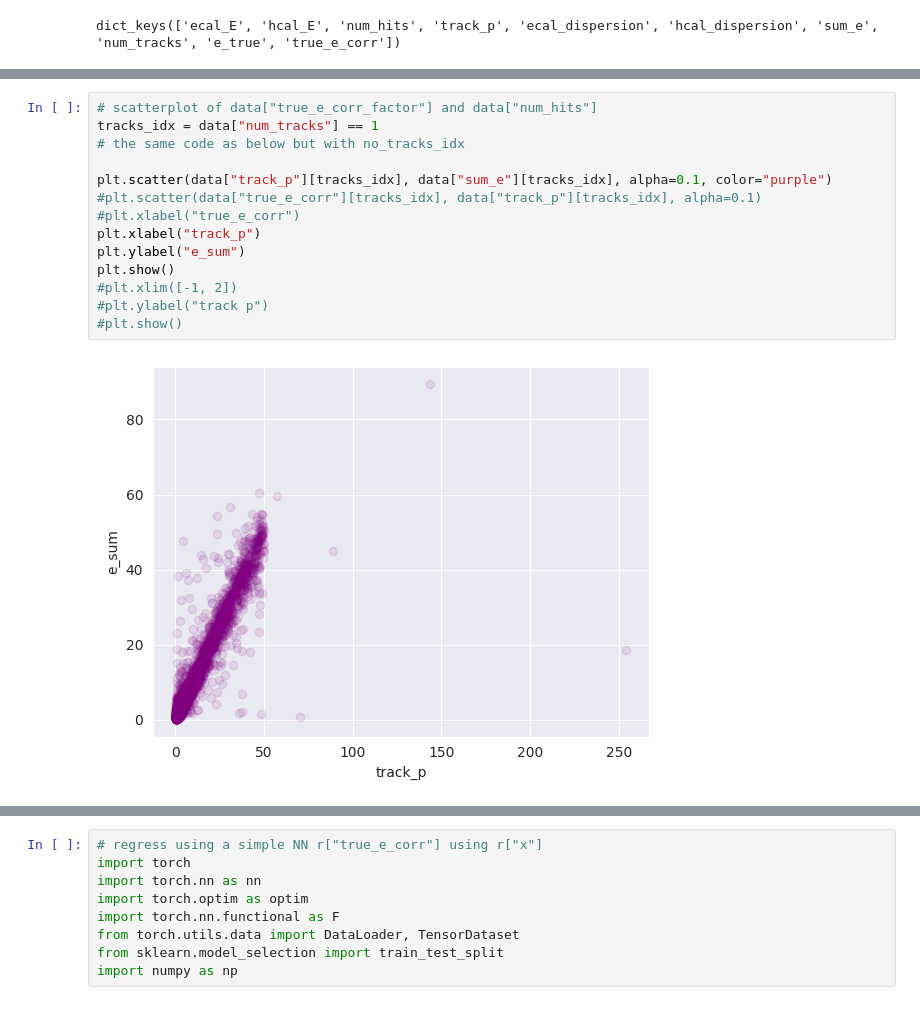
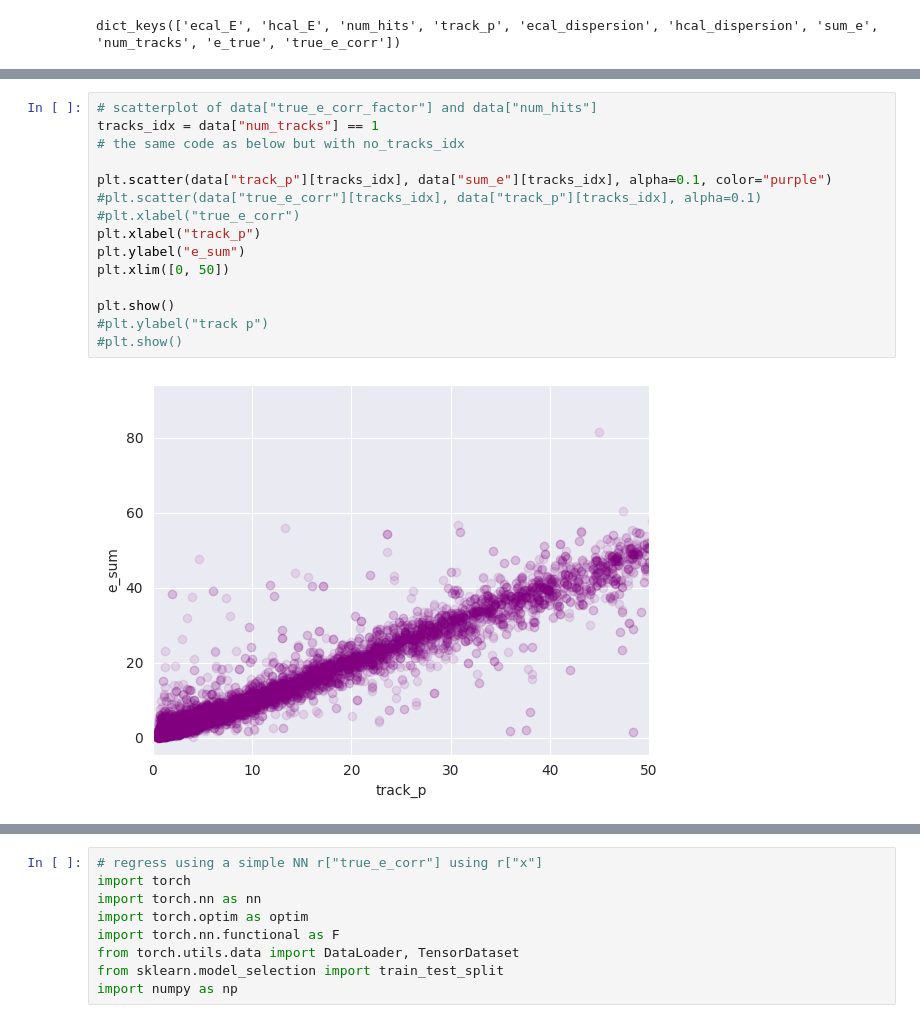
Before and after one commit to selvaggi/mlpf, a Jupyter notebook: notebooks/7_clustering_features.ipynb, the cells around one changed output, grey strips where cells are left out. Cells and saved outputs as stored; diff of their text form.

```diff
--- a/notebooks/7_clustering_features.ipynb
+++ b/notebooks/7_clustering_features.ipynb
@@ -91,19 +89,20 @@ plt.show()
 # %%
 # scatterplot of data["true_e_corr_factor"] and data["num_hits"]
 tracks_idx = data["num_tracks"] == 1
 # the same code as below but with no_tracks_idx
 
 plt.scatter(data["track_p"][tracks_idx], data["sum_e"][tracks_idx], alpha=0.1, color="purple")
 #plt.scatter(data["true_e_corr"][tracks_idx], data["track_p"][tracks_idx], alpha=0.1)
 #plt.xlabel("true_e_corr")
 plt.xlabel("track_p")
 plt.ylabel("e_sum")
+plt.xlim([0, 50])
+
 plt.show()
-#plt.xlim([-1, 2])
 #plt.ylabel("track p")
 #plt.show()
 # %% [output]
-[figure, old version]
+[figure, new version]
 # %%
 # scatterplot of data["true_e_corr_factor"] and data["num_hits"]
 # the same code as below but with no_tracks_idx
```
Also changed, not shown: parts of 15 cells of this notebook, 1 other file.
